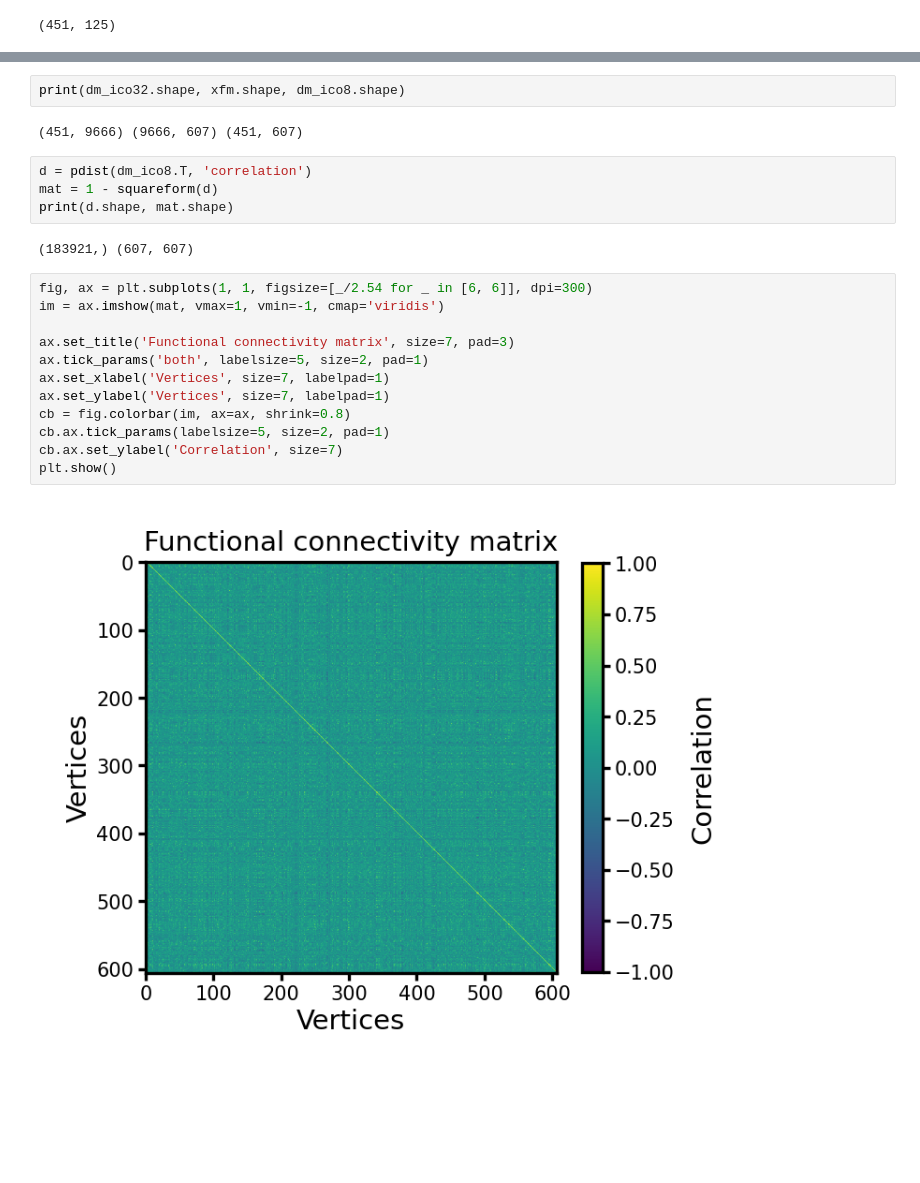
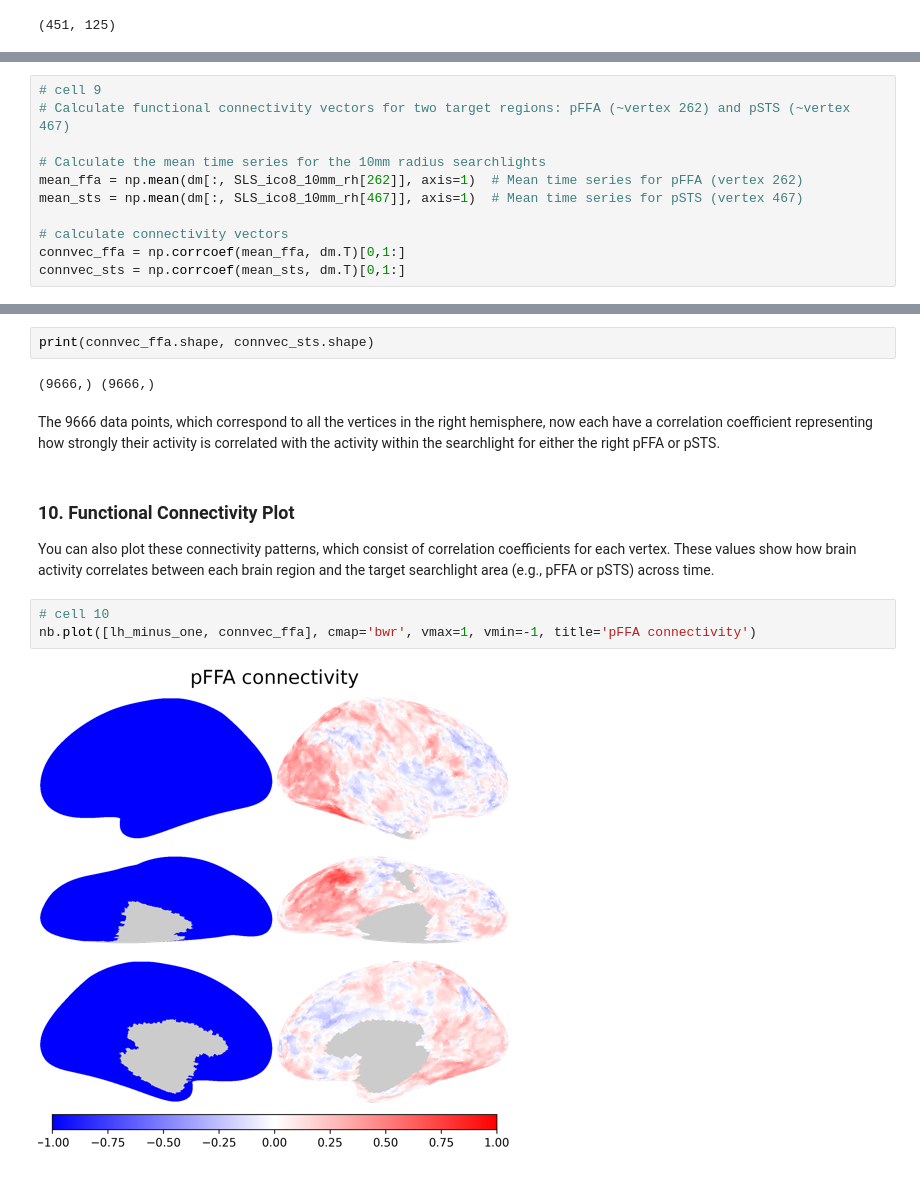
Before and after one commit to eunhyechoe/psyc60, a Jupyter notebook: _build/jupyter_execute/1_data_visualization.ipynb, the cells around one changed output, grey strips where cells are left out. Saved outputs shown, nothing was run; the diff lists cells and outputs as text; blank space fills up the shorter version.

```diff
--- a/_build/jupyter_execute/1_data_visualization.ipynb
+++ b/_build/jupyter_execute/1_data_visualization.ipynb
@@ -286,0 +273,11 @@ dm_ico8 = dm_ico32 @ xfm
+# %%
+# cell 9
+# Calculate functional connectivity vectors for two target regions: pFFA (~vertex 262) and pSTS (~vertex 467)
+
+# Calculate the mean time series for the 10mm radius searchlights
+mean_ffa = np.mean(dm[:, SLS_ico8_10mm_rh[262]], axis=1)  # Mean time series for pFFA (vertex 262)
+mean_sts = np.mean(dm[:, SLS_ico8_10mm_rh[467]], axis=1)  # Mean time series for pSTS (vertex 467)
+
+# calculate connectivity vectors
+connvec_ffa = np.corrcoef(mean_ffa, dm.T)[0,1:]
+connvec_sts = np.corrcoef(mean_sts, dm.T)[0,1:]
@@ -287,24 +288,16 @@ dm_ico8 = dm_ico32 @ xfm
 # %%
-print(dm_ico32.shape, xfm.shape, dm_ico8.shape)
+print(connvec_ffa.shape, connvec_sts.shape)
 # %% [output]
-(451, 9666) (9666, 607) (451, 607)
+(9666,) (9666,)
-# %%
-d = pdist(dm_ico8.T, 'correlation')
-mat = 1 - squareform(d)
-print(d.shape, mat.shape)
-# %% [output]
-(183921,) (607, 607)
-# %%
-fig, ax = plt.subplots(1, 1, figsize=[_/2.54 for _ in [6, 6]], dpi=300)
-im = ax.imshow(mat, vmax=1, vmin=-1, cmap='viridis')
-
-ax.set_title('Functional connectivity matrix', size=7, pad=3)
-ax.tick_params('both', labelsize=5, size=2, pad=1)
-ax.set_xlabel('Vertices', size=7, labelpad=1)
-ax.set_ylabel('Vertices', size=7, labelpad=1)
-cb = fig.colorbar(im, ax=ax, shrink=0.8)
-cb.ax.tick_params(labelsize=5, size=2, pad=1)
-cb.ax.set_ylabel('Correlation', size=7)
-plt.show()
-# %% [output]
-[figure, removed]
+# %% [markdown]
+
+The 9666 data points, which correspond to all the vertices in the right hemisphere, now each have a correlation coefficient representing how strongly their activity is correlated with the activity within the searchlight for either the right pFFA or pSTS.
+# %% [markdown]
+### 10. Functional Connectivity Plot
+
+You can also plot these connectivity patterns, which consist of correlation coefficients for each vertex. These values show how brain activity correlates between each brain region and the target searchlight area (e.g., pFFA or pSTS) across time.
+# %%
+# cell 10
+nb.plot([lh_minus_one, connvec_ffa], cmap='bwr', vmax=1, vmin=-1, title='pFFA connectivity')
+# %% [output]
+[figure, added]
```
Also changed, not shown: parts of 29 cells of this notebook, 17 other files.
